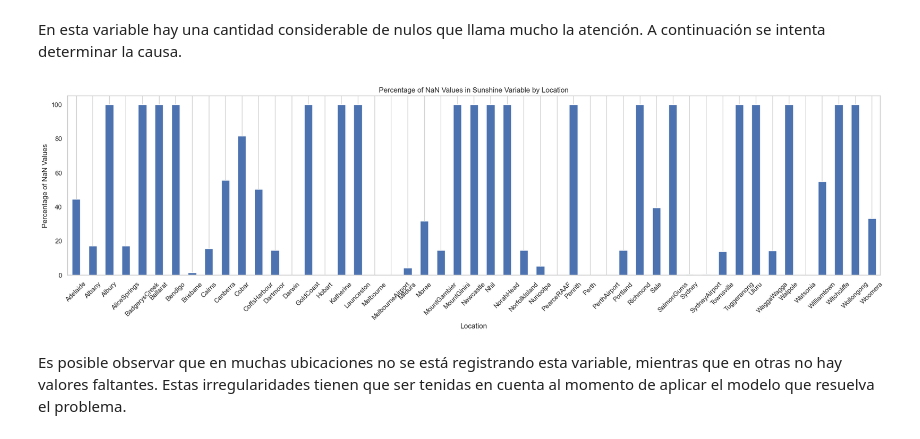
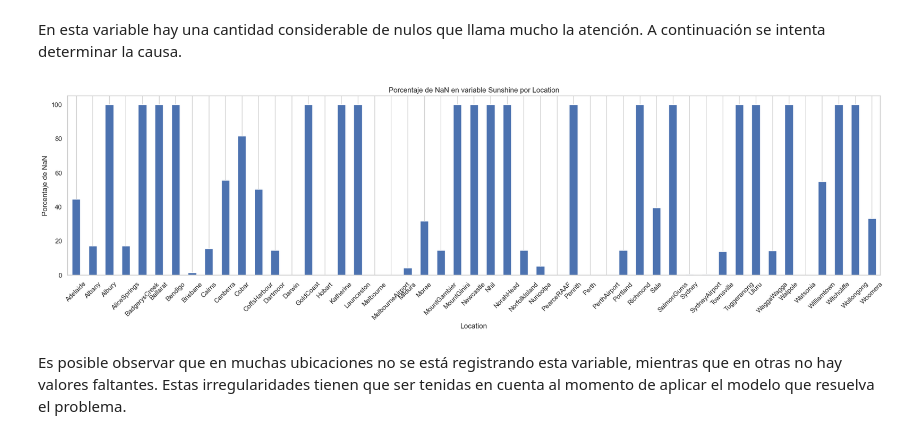
Before and after one commit to diegosarina-ceia/AMq1, a Jupyter notebook: PruebasDiego_TPFinal.ipynb, the cells around one changed output. Saved outputs shown, nothing was run; the diff lists cells and outputs as text; code cells hidden in the pictures.

```diff
--- a/PruebasDiego_TPFinal.ipynb
+++ b/PruebasDiego_TPFinal.ipynb
@@ -532,19 +532,19 @@ En esta variable hay una cantidad considerable de nulos que llama mucho la atenc
 # %%
 
 # Se grafica el porcentaje de nulos agrupados por Location para la variable Sunshine
 nan_porcentajes = dataset.groupby('Location')['Sunshine'].apply(lambda x: (x.isna().sum() / len(x)) * 100)
 
 plt.figure(figsize=(20, 6))
-nan_percentage.plot(kind='bar')
+nan_porcentajes.plot(kind='bar')
 plt.title('Porcentaje de NaN en variable Sunshine por Location')
 plt.xlabel('Location')
 plt.ylabel('Porcentaje de NaN')
 plt.xticks(rotation=45)
 plt.grid(axis='y')
 plt.tight_layout()
 plt.show()
 # %% [output]
-[figure, old version]
+[figure, new version]
 # %% [markdown]
 Es posible observar que en muchas ubicaciones no se está registrando esta variable, mientras que en otras no hay valores faltantes. Estas irregularidades tienen que ser tenidas en cuenta al momento de aplicar el modelo que resuelva el problema.
 # %%
```
Also changed, not shown: parts of 18 cells of this notebook.
